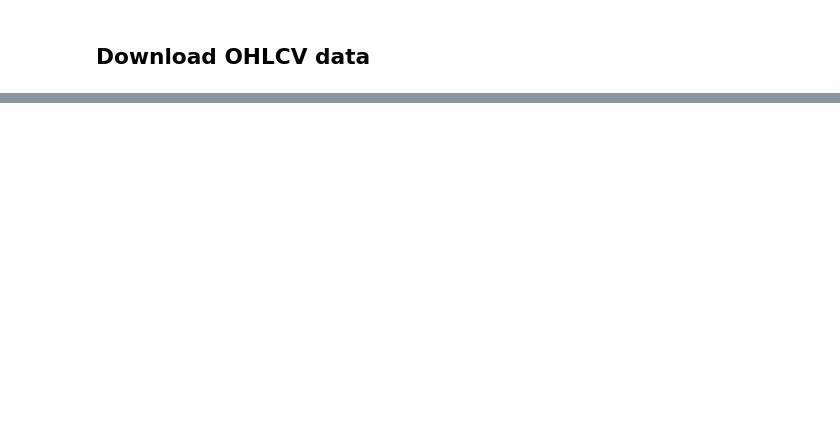
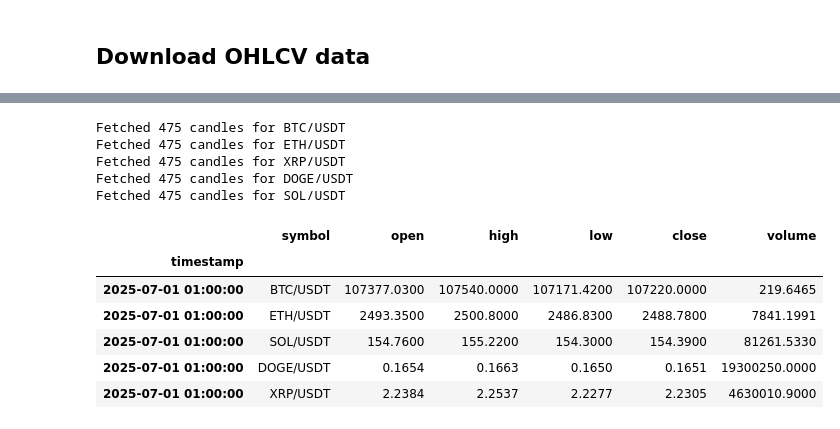
Before and after one commit to Pappa/bandido, a Jupyter notebook: notebooks/crypto/01-prepare-data.ipynb, the cells around one changed output, grey strips where cells are left out. Drawn from its saved outputs; the diff is of its cells as text; code cells hidden in the pictures; blank space fills up the shorter version.

```diff
--- a/notebooks/crypto/01-prepare-data.ipynb
+++ b/notebooks/crypto/01-prepare-data.ipynb
@@ -63,2 +47,31 @@ df.head(5)
 # %%
 df.to_csv('data/ohlcv.csv.gz', compression='gzip')
+# %%
+# slippage data - just a small ammount for now
+slippage_start_date = '2025-07-01T00:01:00Z'
+
+ # Fetch the data
+all_slippage = []
+for symbol in symbols:
+    data = fetch_data(symbol, timeframe, slippage_start_date, limit)
+    all_slippage.append(data)
+    print(f"Fetched {len(data)} candles for {symbol}")
+
+slippage_df = pd.DataFrame(np.concatenate(all_slippage), columns=['timestamp', 'symbol', 'open', 'high', 'low', 'close', 'volume'])
+slippage_df['timestamp'] = pd.to_datetime(slippage_df['timestamp'], unit='ms')
+slippage_df.set_index('timestamp', inplace=True)
+slippage_df.sort_index(inplace=True)
+slippage_df.head(5)
+# %% [output]
+Fetched 475 candles for BTC/USDT
+Fetched 475 candles for ETH/USDT
+Fetched 475 candles for XRP/USDT
+Fetched 475 candles for DOGE/USDT
+Fetched 475 candles for SOL/USDT
+|  | symbol | open | high | low | close | volume |
+| timestamp |  |  |  |  |  |  |
+| 2025-07-01 01:00:00 | BTC/USDT | 107377.0300 | 107540.0000 | 107171.4200 | 107220.0000 | 219.6465 |
+| 2025-07-01 01:00:00 | ETH/USDT | 2493.3500 | 2500.8000 | 2486.8300 | 2488.7800 | 7841.1991 |
+| 2025-07-01 01:00:00 | SOL/USDT | 154.7600 | 155.2200 | 154.3000 | 154.3900 | 81261.5330 |
+| 2025-07-01 01:00:00 | DOGE/USDT | 0.1654 | 0.1663 | 0.1650 | 0.1651 | 19300250.0000 |
+| 2025-07-01 01:00:00 | XRP/USDT | 2.2384 | 2.2537 | 2.2277 | 2.2305 | 4630010.9000 |
```
Also changed, not shown: parts of 7 cells of this notebook, 5 other files.
